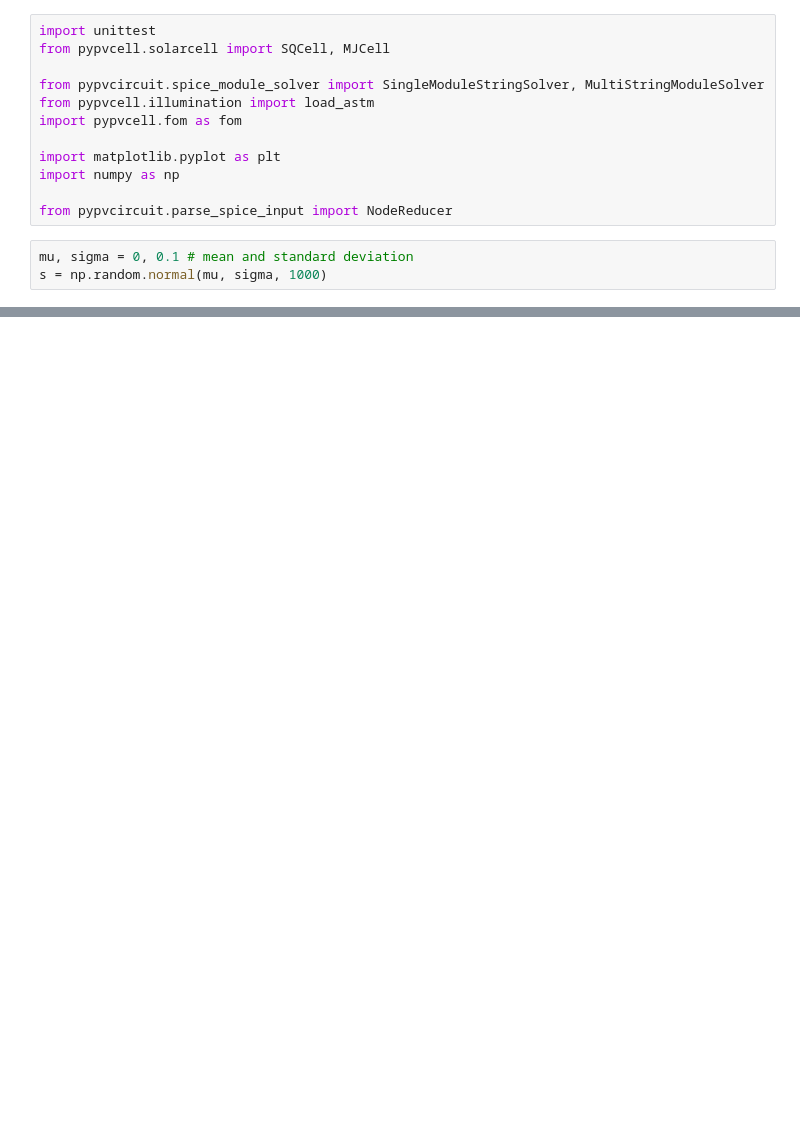
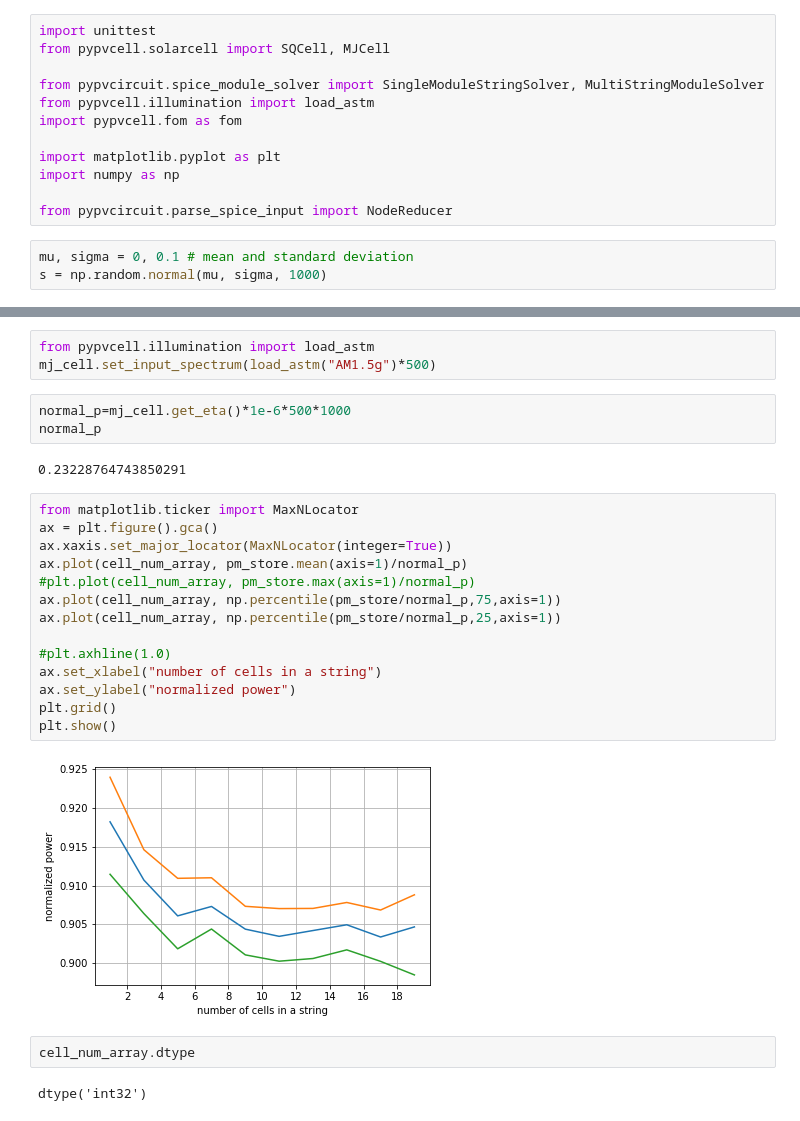
Before and after one commit to kanhua/pypvcircuit, a Jupyter notebook: experiment/Isc variation.ipynb, the cells around one changed output, grey strips where cells are left out. Cells and saved outputs as stored; diff of their text form; blank space fills up the shorter version.

```diff
--- a/experiment/Isc variation.ipynb
+++ b/experiment/Isc variation.ipynb
@@ -59,0 +79,28 @@ for std_index, cell_num in enumerate(cell_num_array):
+# %%
+from pypvcell.illumination import load_astm
+mj_cell.set_input_spectrum(load_astm("AM1.5g")*500)
+# %%
+normal_p=mj_cell.get_eta()*1e-6*500*1000
+normal_p
+# %% [output]
+0.23228764743850291
+# %%
+from matplotlib.ticker import MaxNLocator
+ax = plt.figure().gca()
+ax.xaxis.set_major_locator(MaxNLocator(integer=True))
+ax.plot(cell_num_array, pm_store.mean(axis=1)/normal_p)
+#plt.plot(cell_num_array, pm_store.max(axis=1)/normal_p)
+ax.plot(cell_num_array, np.percentile(pm_store/normal_p,75,axis=1))
+ax.plot(cell_num_array, np.percentile(pm_store/normal_p,25,axis=1))
+
+#plt.axhline(1.0)
+ax.set_xlabel("number of cells in a string")
+ax.set_ylabel("normalized power")
+plt.grid()
+plt.show()
+# %% [output]
+[figure, added]
+# %%
+cell_num_array.dtype
+# %% [output]
+dtype('int32')
```
Also changed, not shown: parts of 9 cells of this notebook, 4 other files.
